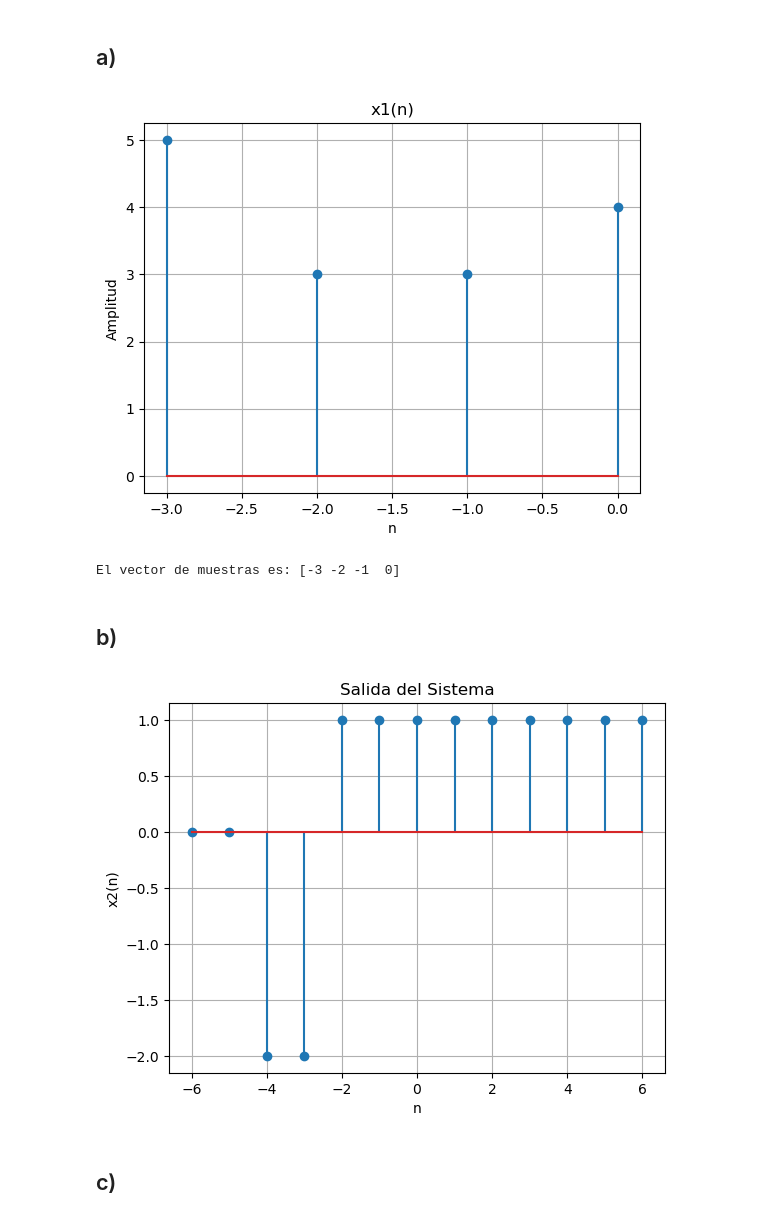
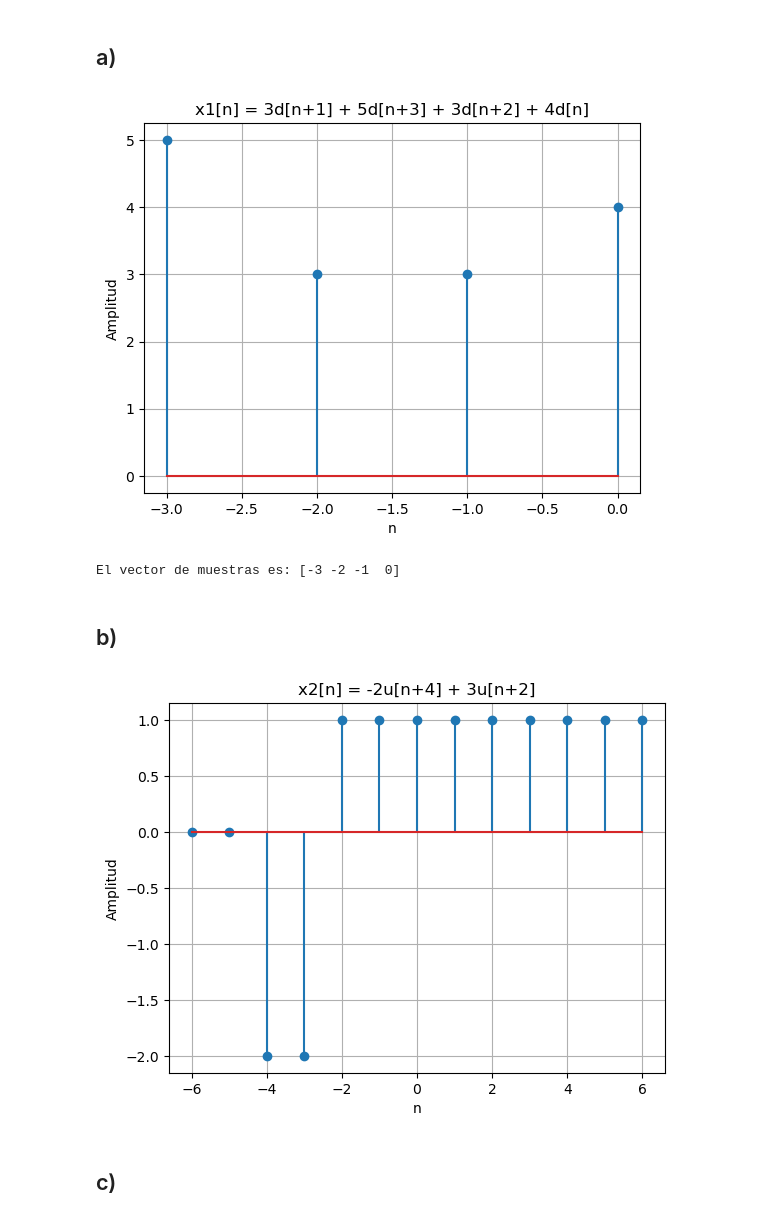
Before and after one commit to decagsito/Biosenales_20261, a Jupyter notebook: Practica_2.ipynb, the cells around one changed output. Drawn from its saved outputs; the diff is of its cells as text; code cells hidden in the pictures.

```diff
--- a/Practica_2.ipynb
+++ b/Practica_2.ipynb
@@ -71,29 +71,29 @@ plt.show()
 # %%
 # Intervalo correcto, este se halla al simplificar la funcion y ver de donde a donde va
 n1 = -3
 n2 = 0
 
 # Construcción de la señal
 d1 = impseq(-3, n1, n2)[0] #d(n+3)
 d2 = impseq(-2, n1, n2)[0] #d(n+2)
 d3 = impseq(-1, n1, n2)[0] #d(n+1)
 d4 = impseq(0,  n1, n2)[0] #d(n)
 
 x1 = 3*d3+5*d1+3*d2+4*d4
 
 n = np.arange(n1, n2+1)
 
 # Gráfica
 plt.stem(n, x1)
-plt.title("x1(n)")
+plt.title("x1[n] = 3d[n+1] + 5d[n+3] + 3d[n+2] + 4d[n]")
 plt.xlabel("n")
 plt.ylabel("Amplitud")
 plt.grid()
 plt.show()
 
 print(f"El vector de muestras es: {n}")
 # %% [output]
-[figure, old version]
+[figure, new version]
 El vector de muestras es: [-3 -2 -1  0]
 # %% [markdown]
 ## b)
@@ -111,12 +111,12 @@ x2 = -2*u1 + 3*u2
 # Graficar
 plt.stem(n, x2)
 plt.xlabel("n")
-plt.ylabel("x2(n)")
-plt.title("Salida del Sistema")
+plt.ylabel("Amplitud")
+plt.title("x2[n] = -2u[n+4] + 3u[n+2]")
 plt.grid()
 plt.show()
 # %% [output]
-[figure, old version]
+[figure, new version]
 # %% [markdown]
 ## c)
 # %%
```
Also changed, not shown: parts of 15 cells of this notebook.
